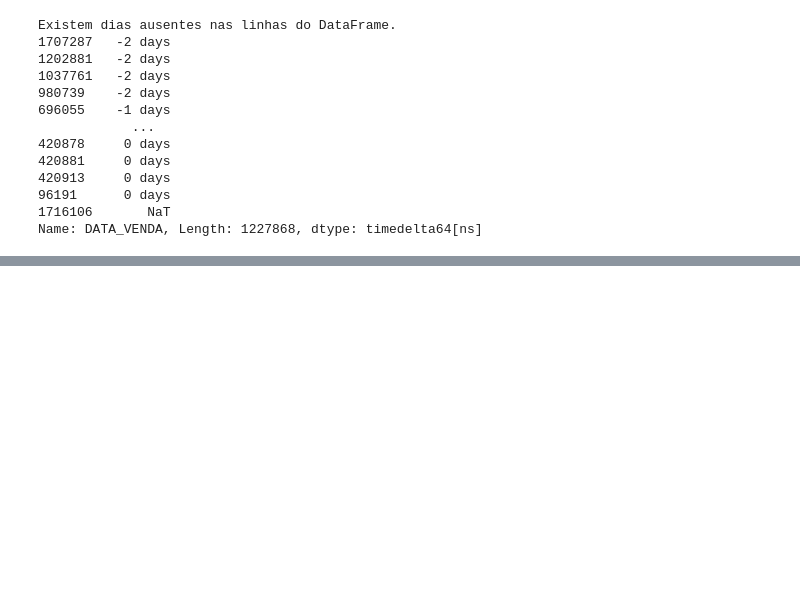
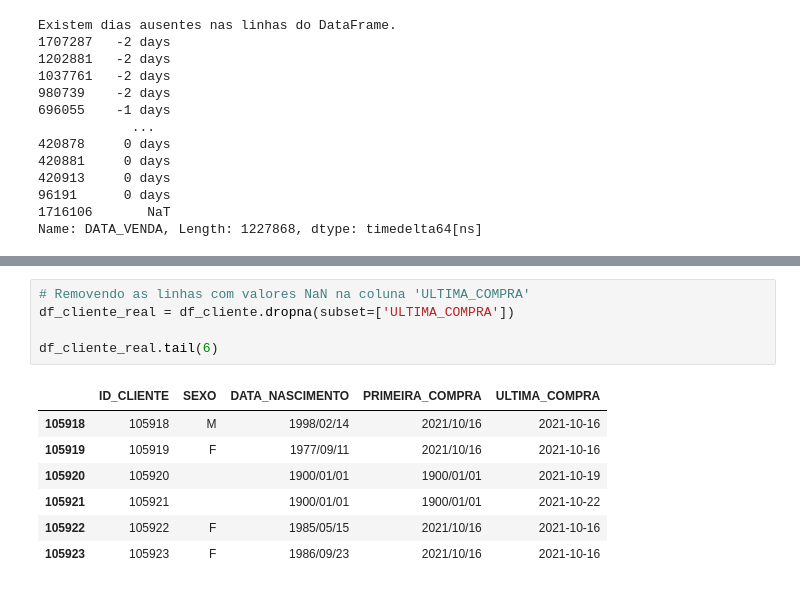
Before and after one commit to vazraul/PetStore, a Jupyter notebook: PetStore.ipynb, the cells around one changed output, grey strips where cells are left out. Drawn from its saved outputs; the diff is of its cells as text; blank space fills up the shorter version.

```diff
--- a/PetStore.ipynb
+++ b/PetStore.ipynb
@@ -400,0 +497,13 @@ Name: DATA_VENDA, Length: 1227868, dtype: timedelta64[ns]
+# %%
+# Removendo as linhas com valores NaN na coluna 'ULTIMA_COMPRA'
+df_cliente_real = df_cliente.dropna(subset=['ULTIMA_COMPRA'])
+
+df_cliente_real.tail(6)
+# %% [output]
+|  | ID_CLIENTE | SEXO | DATA_NASCIMENTO | PRIMEIRA_COMPRA | ULTIMA_COMPRA |
+| 105918 | 105918 | M | 1998/02/14 | 2021/10/16 | 2021-10-16 |
+| 105919 | 105919 | F | 1977/09/11 | 2021/10/16 | 2021-10-16 |
+| 105920 | 105920 |  | 1900/01/01 | 1900/01/01 | 2021-10-19 |
+| 105921 | 105921 |  | 1900/01/01 | 1900/01/01 | 2021-10-22 |
+| 105922 | 105922 | F | 1985/05/15 | 2021/10/16 | 2021-10-16 |
+| 105923 | 105923 | F | 1986/09/23 | 2021/10/16 | 2021-10-16 |
```
Also changed, not shown: parts of 16 cells of this notebook.
